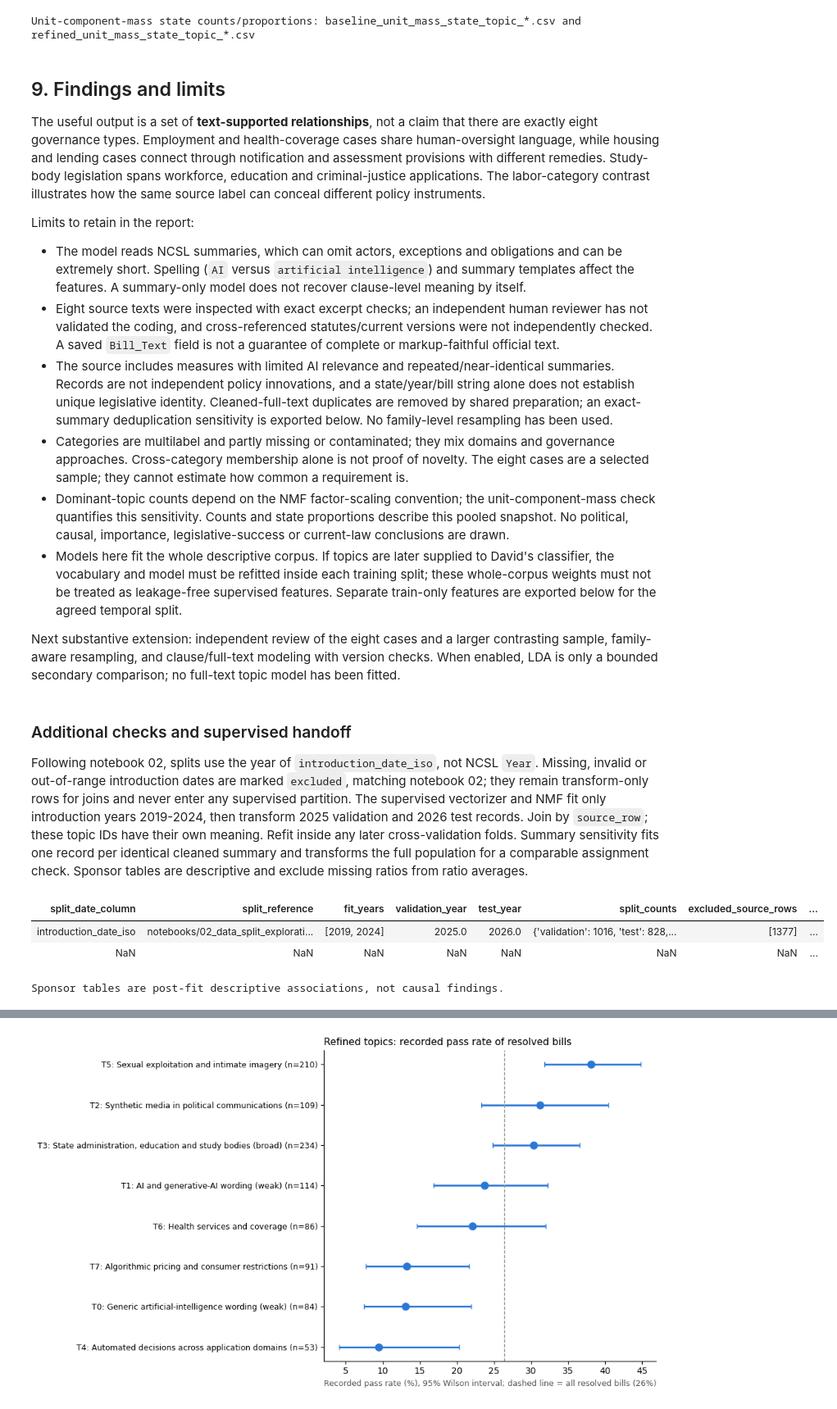
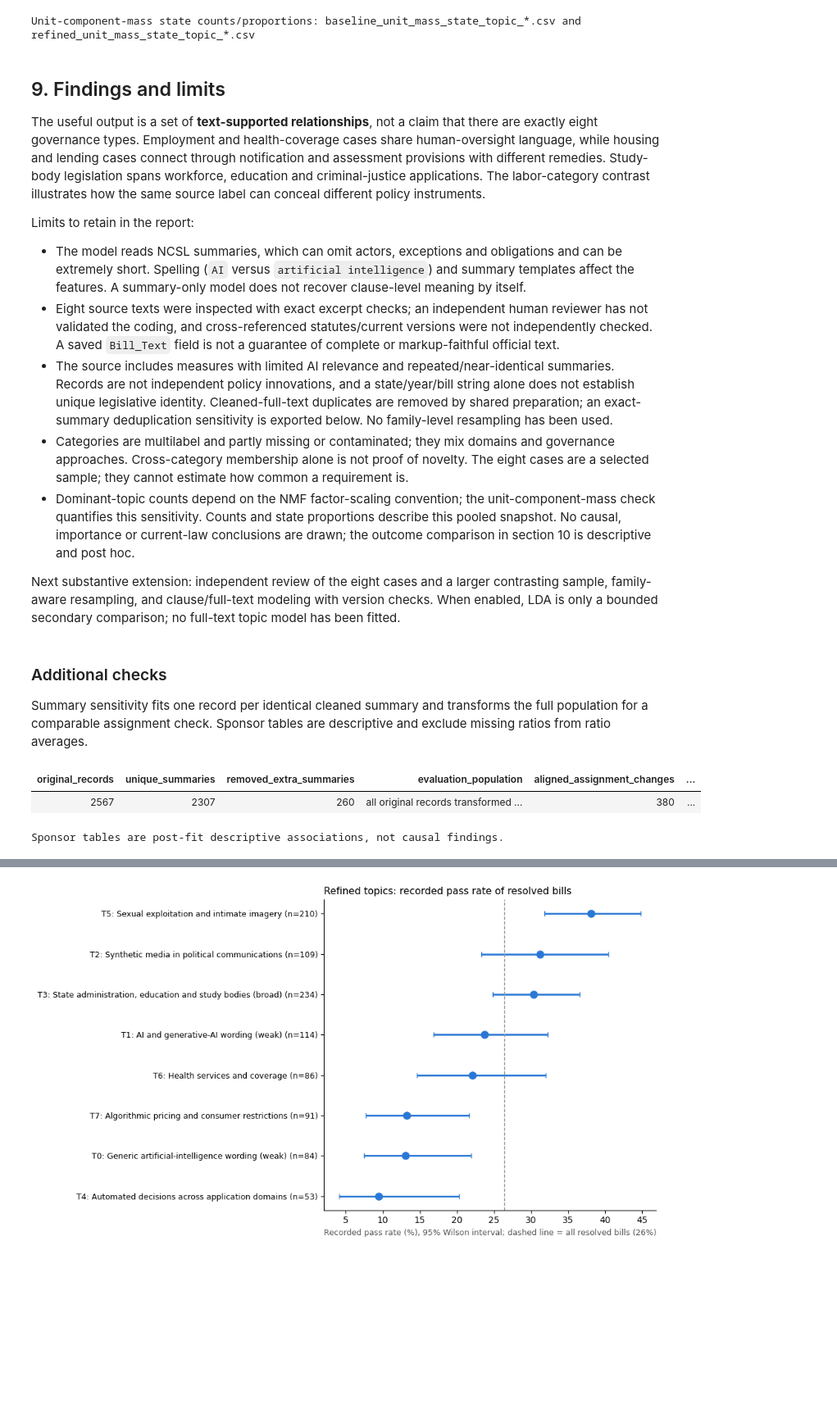
Before and after one commit to dhMontes/siads696-state-of-ai, a Jupyter notebook: notebooks/03_topic_analysis.ipynb, the cells around one changed output, grey strips where cells are left out. Shown at 82% size. Cells and saved outputs as stored; diff of their text form; code cells hidden in the pictures; blank space fills up the shorter version.

Commit message:
Keep notebook 03 to the unsupervised analysis

```diff
--- a/notebooks/03_topic_analysis.ipynb
+++ b/notebooks/03_topic_analysis.ipynb
@@ -693,26 +693,23 @@ Limits to retain in the report:
 - Eight source texts were inspected with exact excerpt checks; an independent human reviewer has not validated the coding, and cross-referenced statutes/current versions were not independently checked. A saved `Bill_Text` field is not a guarantee of complete or markup-faithful official text.
 - The source includes measures with limited AI relevance and repeated/near-identical summaries. Records are not independent policy innovations, and a state/year/bill string alone does not establish unique legislative identity. Cleaned-full-text duplicates are removed by shared preparation; an exact-summary deduplication sensitivity is exported below. No family-level resampling has been used.
 - Categories are multilabel and partly missing or contaminated; they mix domains and governance approaches. Cross-category membership alone is not proof of novelty. The eight cases are a selected sample; they cannot estimate how common a requirement is.
-- Dominant-topic counts depend on the NMF factor-scaling convention; the unit-component-mass check quantifies this sensitivity. Counts and state proportions describe this pooled snapshot. No political, causal, importance, legislative-success or current-law conclusions are drawn.
-- Models here fit the whole descriptive corpus. If topics are later supplied to David's classifier, the vocabulary and model must be refitted inside each training split; these whole-corpus weights must not be treated as leakage-free supervised features. Separate train-only features are exported below for the agreed temporal split.
+- Dominant-topic counts depend on the NMF factor-scaling convention; the unit-component-mass check quantifies this sensitivity. Counts and state proportions describe this pooled snapshot. No causal, importance or current-law conclusions are drawn; the outcome comparison in section 10 is descriptive and post hoc.
 
 Next substantive extension: independent review of the eight cases and a larger contrasting sample, family-aware resampling, and clause/full-text modeling with version checks. When enabled, LDA is only a bounded secondary comparison; no full-text topic model has been fitted.
 # %% [markdown]
-### Additional checks and supervised handoff
+### Additional checks
 
-Following notebook 02, splits use the year of `introduction_date_iso`, not NCSL `Year`. Missing, invalid or out-of-range introduction dates are marked `excluded`, matching notebook 02; they remain transform-only rows for joins and never enter any supervised partition. The supervised vectorizer and NMF fit only introduction years 2019-2024, then transform 2025 validation and 2026 test records. Join by `source_row`; these topic IDs have their own meaning. Refit inside any later cross-validation folds. Summary sensitivity fits one record per identical cleaned summary and transforms the full population for a comparable assignment check. Sponsor tables are descriptive and exclude missing ratios from ratio averages.
+Summary sensitivity fits one record per identical cleaned summary and transforms the full population for a comparable assignment check. Sponsor tables are descriptive and exclude missing ratios from ratio averages.
 # %%
-# Separate training-only model; topic IDs do not inherit descriptive labels.
-supervised_audit, summary_sensitivity = supplementary_analysis(work, baseline, OUT)
+summary_sensitivity = summary_dedup_sensitivity(work, baseline, OUT)
 for prefix, bundle in [("baseline", baseline), ("refined", clean)]:
     sponsor_tables(work, bundle, OUT, prefix)
 pd.DataFrame(identity_audit).to_csv(OUT / "previous_run_topic_alignment.csv", index=False)
-show(pd.DataFrame([supervised_audit, summary_sensitivity]))
+show(pd.DataFrame([summary_sensitivity]))
 print("Sponsor tables are post-fit descriptive associations, not causal findings.")
 # %% [output]
-| split_date_column | split_reference | fit_years | validation_year | test_year | split_counts | excluded_source_rows | ... |
-| introduction_date_iso | notebooks/02_data_split_explorati... | [2019, 2024] | 2025.0 | 2026.0 | {'validation': 1016, 'test': 828,... | [1377] | ... |
-| NaN | NaN | NaN | NaN | NaN | NaN | NaN | ... |
+| original_records | unique_summaries | removed_extra_summaries | evaluation_population | aligned_assignment_changes | ... |
+| 2567 | 2307 | 260 | all original records transformed ... | 380 | ... |
 Sponsor tables are post-fit descriptive associations, not causal findings.
 # %% [markdown]
 ## 10. Exploratory extensions (post hoc)
```
Also changed, not shown: parts of 5 cells of this notebook, 3 other files.
